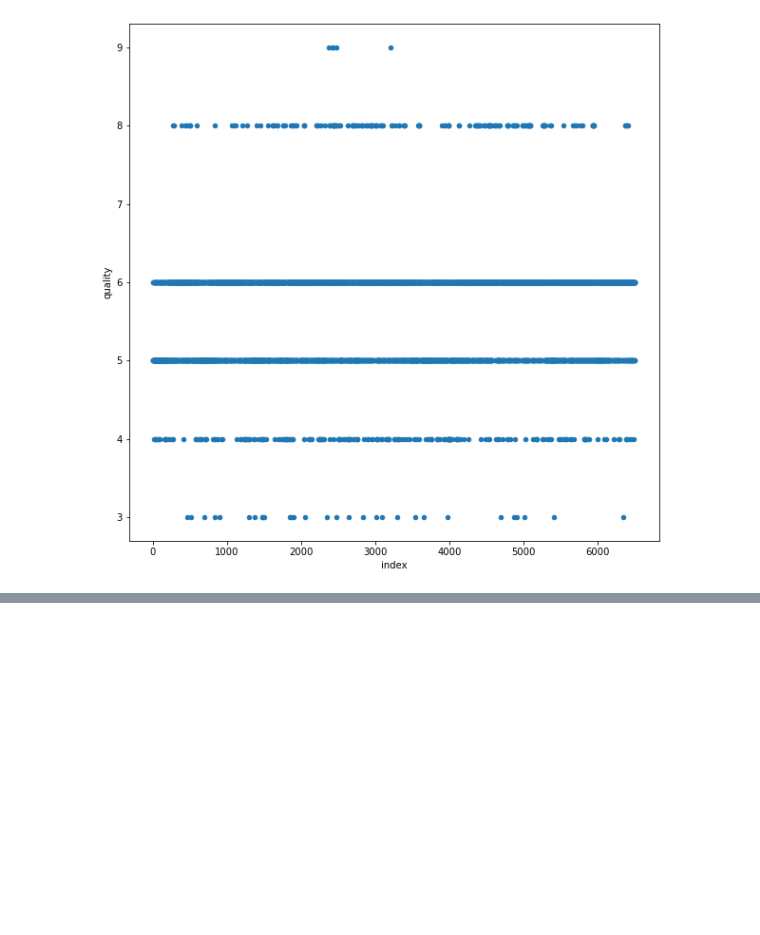
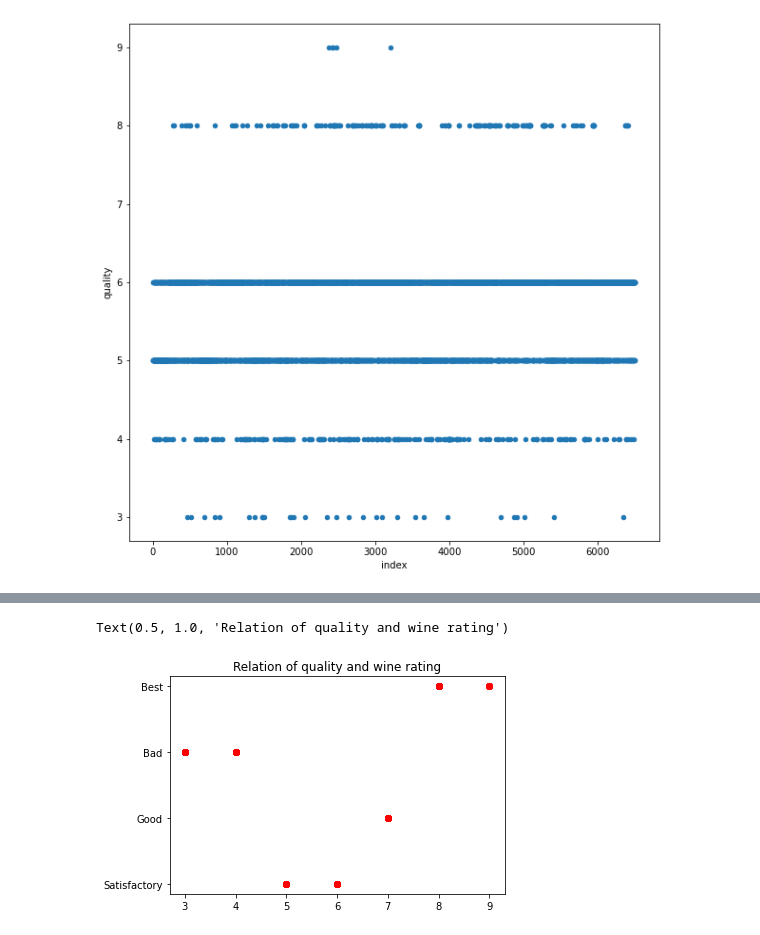
Before and after one commit to kurosakiaduma/wines_samples, a Jupyter notebook: combinedset.ipynb, the cells around one changed output, grey strips where cells are left out. Drawn from its saved outputs; the diff is of its cells as text; code cells hidden in the pictures; blank space fills up the shorter version.

```diff
--- a/combinedset.ipynb
+++ b/combinedset.ipynb
@@ -408,0 +421,6 @@ df_wines
+# %%
+plt.scatter(df_wines['quality'], df_wines['wine_rating'], color='red')
+plt.title('Relation of quality and wine rating')
+# %% [output]
+Text(0.5, 1.0, 'Relation of quality and wine rating')
+[figure, added]
```
Also changed, not shown: parts of 49 cells of this notebook.
